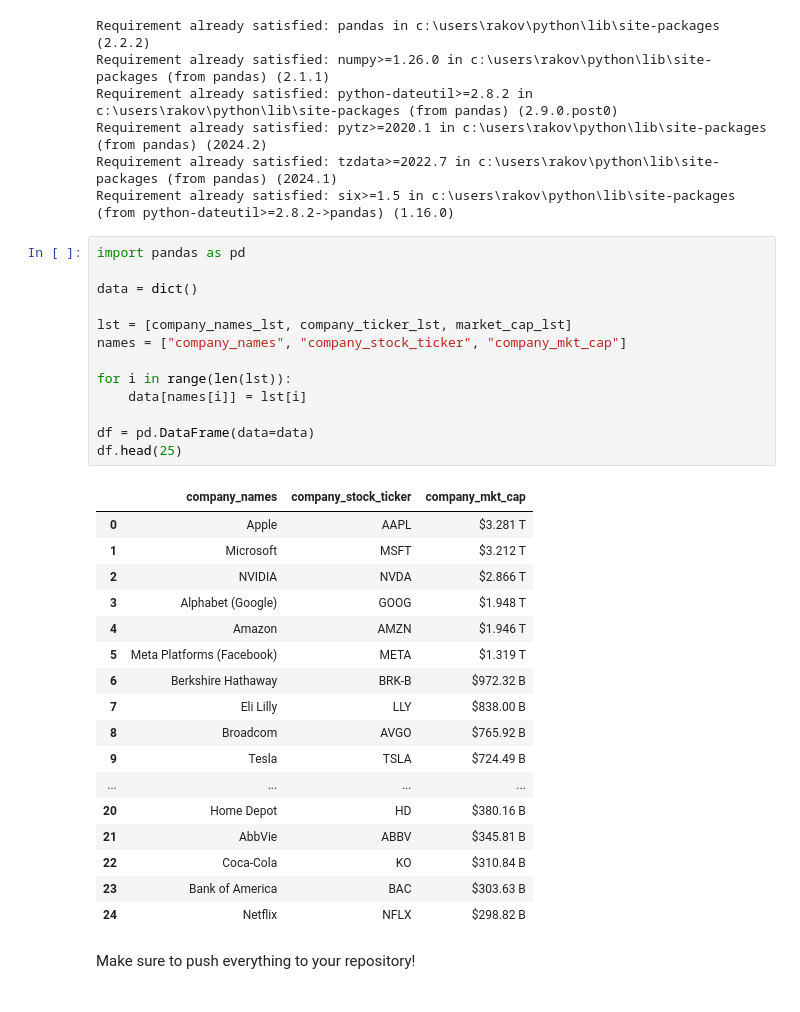
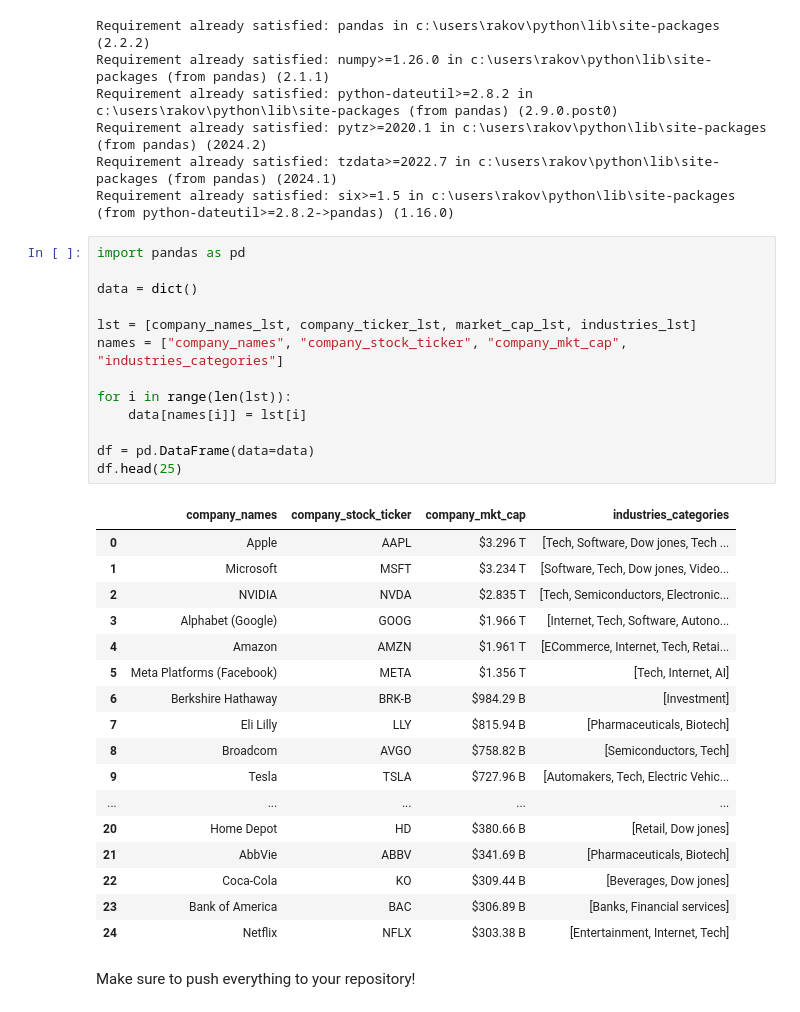
Before and after one commit to vlgtn1/STAT_4188_Assignment_2, a Jupyter notebook: STAT_4188_WebScraping_Homework_No_Answers.ipynb, the cells around one changed output. Cells and saved outputs as stored; diff of their text form.

```diff
--- a/STAT_4188_WebScraping_Homework_No_Answers.ipynb
+++ b/STAT_4188_WebScraping_Homework_No_Answers.ipynb
@@ -274,33 +261,33 @@ Requirement already satisfied: six>=1.5 in c:\users\rakov\python\lib\site-packag
 # %%
 import pandas as pd
 
 data = dict()
 
-lst = [company_names_lst, company_ticker_lst, market_cap_lst]
-names = ["company_names", "company_stock_ticker", "company_mkt_cap"]
+lst = [company_names_lst, company_ticker_lst, market_cap_lst, industries_lst]
+names = ["company_names", "company_stock_ticker", "company_mkt_cap", "industries_categories"]
 
 for i in range(len(lst)):
     data[names[i]] = lst[i]
 
 df = pd.DataFrame(data=data)
 df.head(25)
 # %% [output]
-|  | company_names | company_stock_ticker | company_mkt_cap |
-| 0 | Apple | AAPL | $3.281 T |
-| 1 | Microsoft | MSFT | $3.212 T |
-| 2 | NVIDIA | NVDA | $2.866 T |
-| 3 | Alphabet (Google) | GOOG | $1.948 T |
-| 4 | Amazon | AMZN | $1.946 T |
-| 5 | Meta Platforms (Facebook) | META | $1.319 T |
-| 6 | Berkshire Hathaway | BRK-B | $972.32 B |
-| 7 | Eli Lilly | LLY | $838.00 B |
-| 8 | Broadcom | AVGO | $765.92 B |
-| 9 | Tesla | TSLA | $724.49 B |
-| ... | ... | ... | ... |
-| 20 | Home Depot | HD | $380.16 B |
-| 21 | AbbVie | ABBV | $345.81 B |
-| 22 | Coca-Cola | KO | $310.84 B |
-| 23 | Bank of America | BAC | $303.63 B |
-| 24 | Netflix | NFLX | $298.82 B |
+|  | company_names | company_stock_ticker | company_mkt_cap | industries_categories |
+| 0 | Apple | AAPL | $3.296 T | [Tech, Software, Dow jones, Tech ... |
+| 1 | Microsoft | MSFT | $3.234 T | [Software, Tech, Dow jones, Video... |
+| 2 | NVIDIA | NVDA | $2.835 T | [Tech, Semiconductors, Electronic... |
+| 3 | Alphabet (Google) | GOOG | $1.966 T | [Internet, Tech, Software, Autono... |
+| 4 | Amazon | AMZN | $1.961 T | [ECommerce, Internet, Tech, Retai... |
+| 5 | Meta Platforms (Facebook) | META | $1.356 T | [Tech, Internet, AI] |
+| 6 | Berkshire Hathaway | BRK-B | $984.29 B | [Investment] |
+| 7 | Eli Lilly | LLY | $815.94 B | [Pharmaceuticals, Biotech] |
+| 8 | Broadcom | AVGO | $758.82 B | [Semiconductors, Tech] |
+| 9 | Tesla | TSLA | $727.96 B | [Automakers, Tech, Electric Vehic... |
+| ... | ... | ... | ... | ... |
+| 20 | Home Depot | HD | $380.66 B | [Retail, Dow jones] |
+| 21 | AbbVie | ABBV | $341.69 B | [Pharmaceuticals, Biotech] |
+| 22 | Coca-Cola | KO | $309.44 B | [Beverages, Dow jones] |
+| 23 | Bank of America | BAC | $306.89 B | [Banks, Financial services] |
+| 24 | Netflix | NFLX | $303.38 B | [Entertainment, Internet, Tech] |
 # %% [markdown]
 Make sure to push everything to your repository!
```
Also changed, not shown: parts of 5 cells of this notebook.
